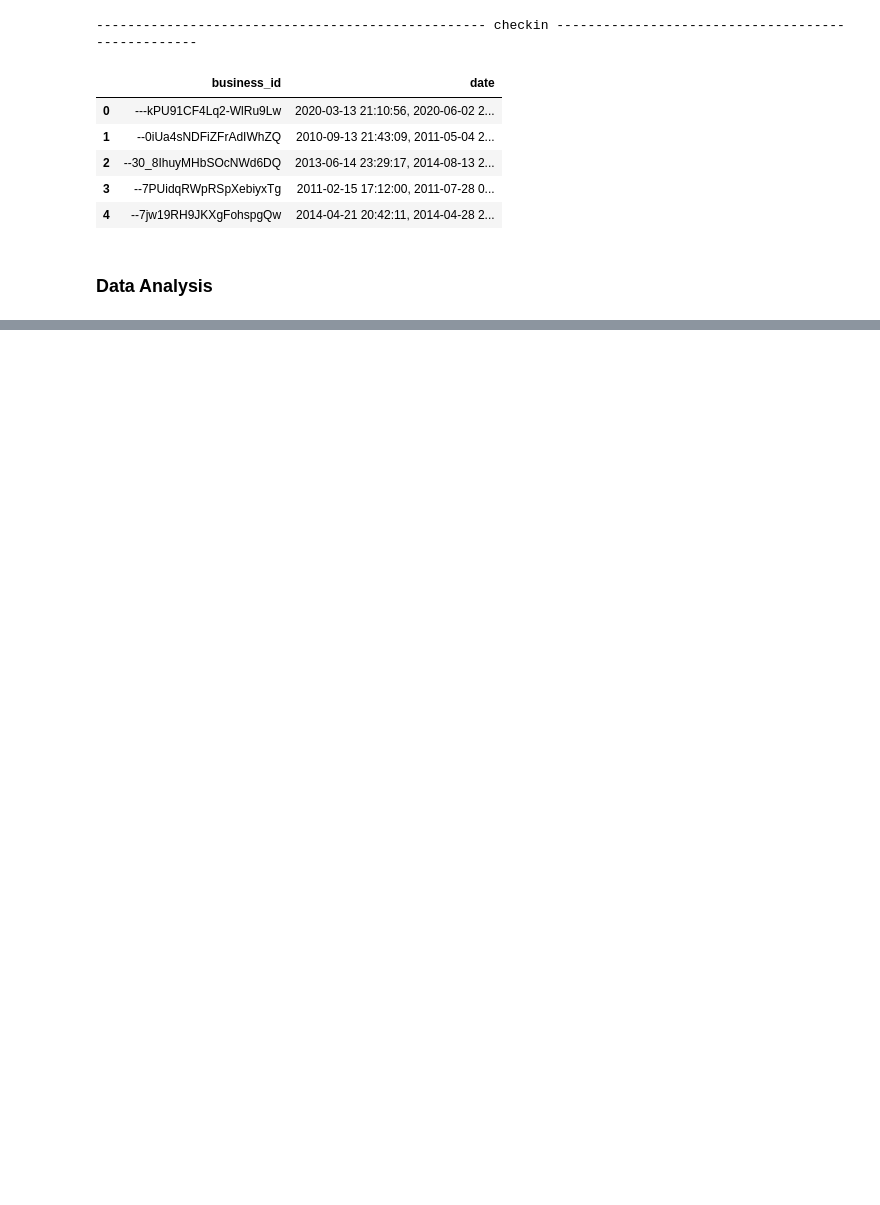
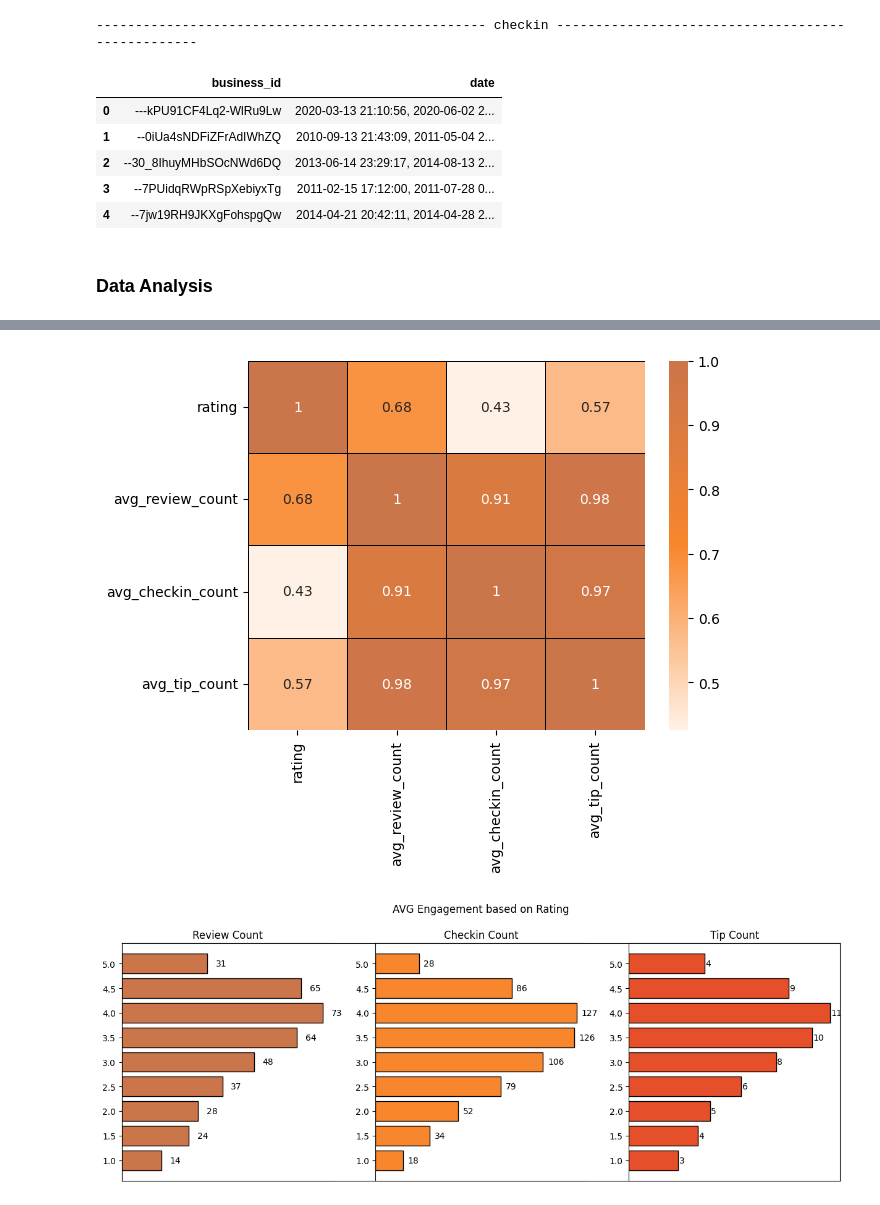
Before and after one commit to Engineer-purvesh18/Customer_Engagement, a Jupyter notebook: analysis.ipynb, the cells around one changed output, grey strips where cells are left out. Cells and saved outputs as stored; diff of their text form; code cells hidden in the pictures; blank space fills up the shorter version.

```diff
--- a/analysis.ipynb
+++ b/analysis.ipynb
@@ -73,0 +80,4 @@ for table in tables['name']:
+# %%
+# restaurants business that are open
+business_id = pd.read_sql_query("select business_id, review_count from business WHERE LOWER(categories) LIKE '%restaurant%' and is_open = 1",conn)
+business_id
@@ -73,0 +125,12 @@ for table in tables['name']:
+# %%
+# function for removing outliers using interquartile range
+def remove_outliers(df, col):
+    q1 = df[col].quantile(0.25)
+    q3 = df[col].quantile(0.75)
+    iqr = q3 - q1
+    lower_bound = q1 - 1.5 * iqr
+    upper_bound = q3 + 1.5 * iqr
+    df = df[(df[col] >= lower_bound) & (df[col] <= upper_bound)]
+    return df
+
+business_id = remove_outliers(business_id,'review_count')
@@ -73,0 +205,60 @@ for table in tables['name']:
+# %%
+# Do restaurants with higher engagement tend to have higher ratings?
+review_count_df = pd.read_sql_query(f"""SELECT total.avg_rating as rating,
+AVG(total.review_count) as avg_review_count,
+AVG(total.checkin_count) as avg_checkin_count,
+AVG(total.tip_count) as avg_tip_count
+FROM
+(SELECT
+    b.business_id,
+    SUM(b.review_count) AS review_count,
+    AVG(b.stars) AS avg_rating,
+    SUM(LENGTH(cc.date) - LENGTH(REPLACE(cc.date, ',', '')) + 1) AS checkin_count,
+    SUM(tip.tip_count) as tip_count
+FROM
+    business b
+LEFT JOIN
+    checkin cc ON b.business_id = cc.business_id
+LEFT JOIN
+    (select business_id, count(business_id) as tip_count from tip GROUP BY business_id ORDER BY tip_count) as tip on b.business_id = tip.business_id
+WHERE b.business_id IN {tuple(business_id['business_id'])}
+GROUP BY
+    b.business_id) as total
+
+GROUP BY total.avg_rating
+
+""",conn)
+display(review_count_df)
+
+colors = ['#FFF1E5',"#F8862C", "#CB754B"]
+custom_cmap = LinearSegmentedColormap.from_list("mycmap", colors)
+sns.heatmap(review_count_df.corr(), cmap = custom_cmap, annot = True, linewidths=0.5, linecolor = 'black')
+
+plt.figure(figsize=(15,5))
+plt.title('AVG Engagement based on Rating\n\n')
+plt.yticks([])
+plt.xticks([])
+plt.subplot(1,3,1)
+plt.title('Review Count')
+plt.barh(review_count_df['rating'].astype('str'), review_count_df['avg_review_count'], edgecolor = 'k', color = '#CB754B')
+plt.gca().spines['right'].set_visible(False)
+for i, value in enumerate(review_count_df['avg_review_count']):
+    plt.text(value+3, i, str(round(value)), color='black', va='center')
+
+plt.xticks([])
+plt.subplot(1,3,2)
+plt.title('Checkin Count')
+plt.barh(review_count_df['rating'].astype('str'), review_count_df['avg_checkin_count'], edgecolor = 'k', color = '#F8862C')
+plt.gca().spines['right'].set_visible(False)
+for i, value in enumerate(review_count_df['avg_checkin_count']):
+    plt.text(value+3, i, str(round(value)), color='black', va='center')
+
+plt.xticks([])
+plt.subplot(1,3,3)
+plt.title('Tip Count')
+plt.barh(review_count_df['rating'].astype('str'), review_count_df['avg_tip_count'], edgecolor = 'k',color='#E54F29')
+for i, value in enumerate(review_count_df['avg_tip_count']):
+    plt.text(value+0.05, i, str(round(value)), color='black', va='center')
+plt.xticks([])
+plt.show()
+# %% [output]
@@ -73,0 +275,2 @@ for table in tables['name']:
+[figure, added]
+[figure, added]
```
Also changed, not shown: parts of 7 cells of this notebook.
